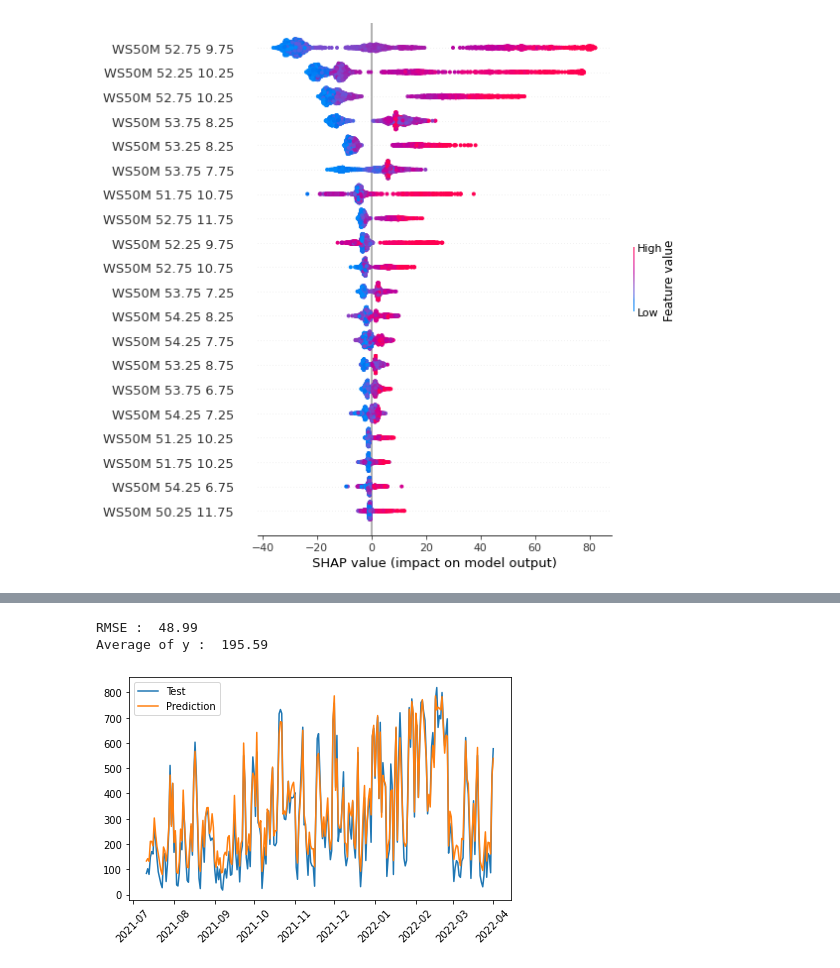
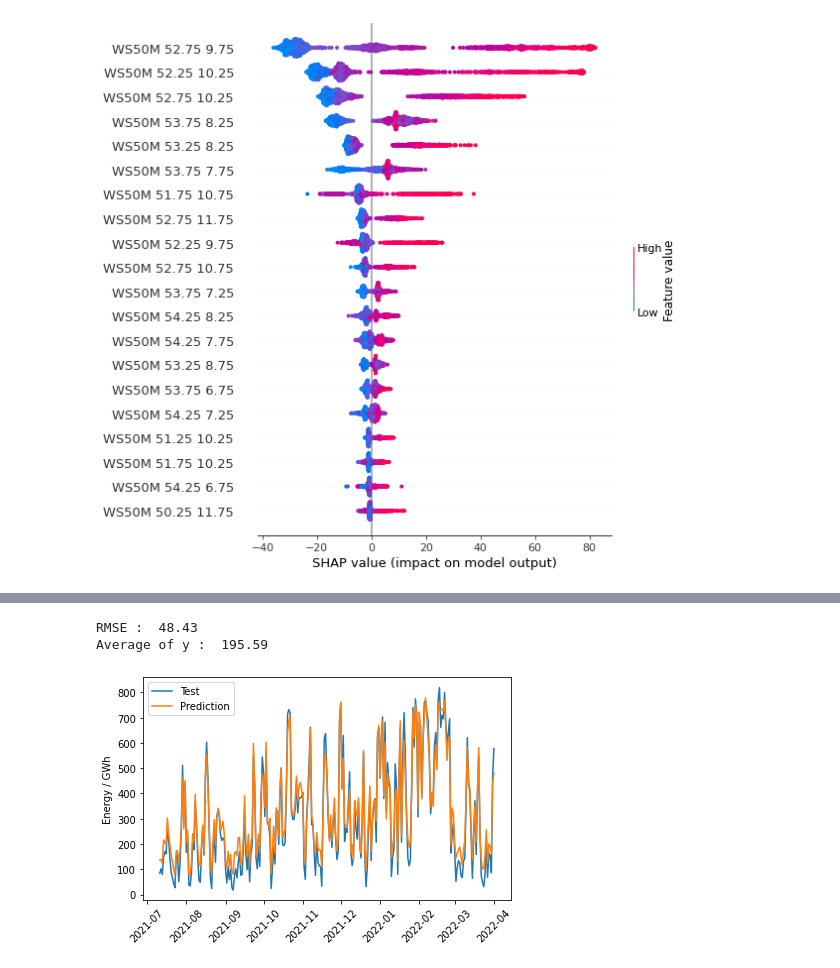
Before and after one commit to niko-nikolay/RenewableEnergyForecastML, a Jupyter notebook: notebooks/learn_data.ipynb, the cells around one changed output, grey strips where cells are left out. Cells and saved outputs as stored; diff of their text form; code cells hidden in the pictures.

```diff
--- a/notebooks/learn_data.ipynb
+++ b/notebooks/learn_data.ipynb
@@ -537,7 +466,8 @@ X_train, X_test, y_train, y_test = train_test_split(X, y, shuffle=False, train_s
 data = data_conditioning(X_train, X_test, y_train, y_test)
 y_train_stationary, y_test_stationary = data.y_train_stationary, data.y_test_stationary
 
-wind_stationary_regressor = xgb.XGBRegressor(n_estimators=500, early_stopping_rounds=5, learning_rate=0.1)
+# a higher max_depth is needed so that all WS50M features have a importance > 0
+wind_stationary_regressor = xgb.XGBRegressor(n_estimators=500, early_stopping_rounds=5, learning_rate=0.1, max_depth = 9)
 wind_stationary_regressor.fit(X_train, y_train_stationary,
                               eval_set=[(X_test, y_test_stationary)],
                               verbose=False)
@@ -562,16 +492,18 @@ rmse = np.sqrt(MSE(y_test, y_predicted))
 print("RMSE : % .2f" %(rmse))
 print("Average of y : % .2f" %(pd.concat([y_train_stationary, y_test_stationary]).mean()))
 # %% [output]
-RMSE :  48.99
+RMSE :  48.43
 Average of y :  195.59
 # %%
 plt.figure()
 
 plt.plot(y_test, label='Test')
 plt.plot(X_test.index, y_predicted, label='Prediction')
 
 plt.xticks(rotation = 45)
+plt.ylabel('Energy / GWh')
+
 plt.legend()
 plt.tight_layout()
 # %% [output]
-[figure, old version]
+[figure, new version]
```
Also changed, not shown: parts of 12 cells of this notebook, 1 other file.
